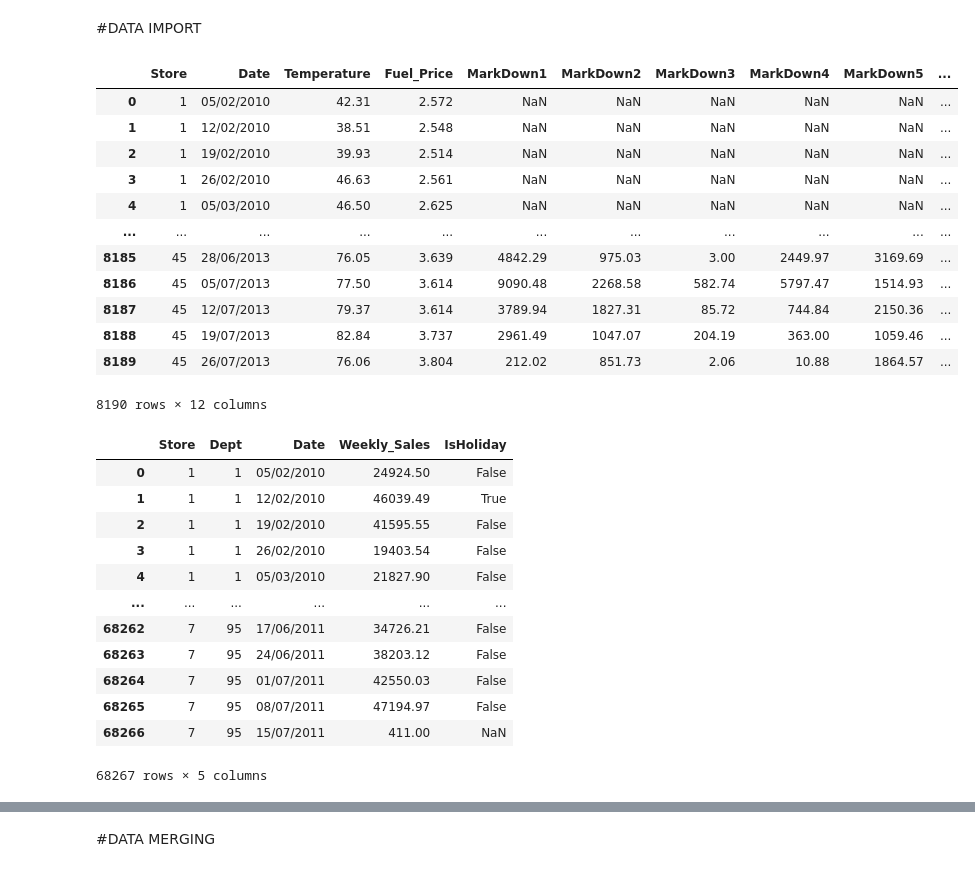
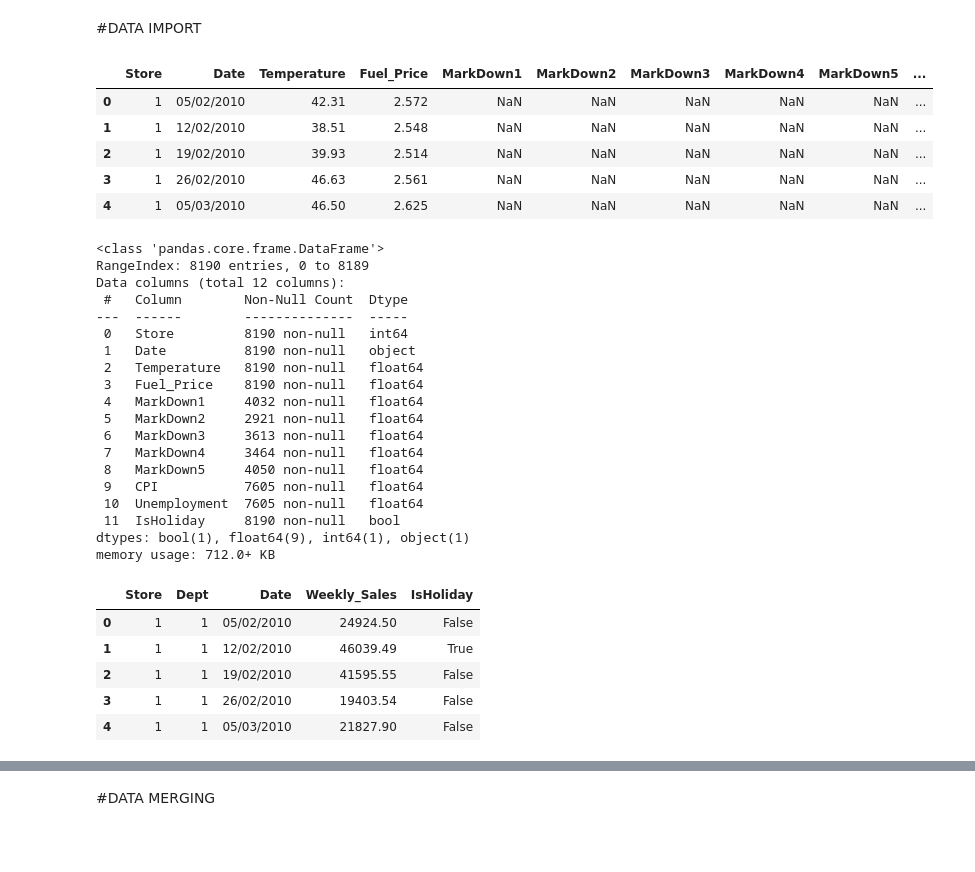
Before and after one commit to Swathi-Thandavarayan/STORE-DATA-PREDICTION, a Jupyter notebook: STORE_DATA_PREDICTION.ipynb, the cells around one changed output, grey strips where cells are left out. Cells and saved outputs as stored; diff of their text form; code cells hidden in the pictures; blank space fills up the shorter version.

```diff
--- a/STORE_DATA_PREDICTION.ipynb
+++ b/STORE_DATA_PREDICTION.ipynb
@@ -13,23 +13,38 @@ data_feature = pd.read_csv(path1)
 data_sales = pd.read_csv(path2)
 data_stores = pd.read_csv(path3)
 # %%
-data_feature
+data_feature.head()
 # %% [output]
 |  | Store | Date | Temperature | Fuel_Price | MarkDown1 | MarkDown2 | MarkDown3 | MarkDown4 | MarkDown5 | ... |
 | 0 | 1 | 05/02/2010 | 42.31 | 2.572 | NaN | NaN | NaN | NaN | NaN | ... |
 | 1 | 1 | 12/02/2010 | 38.51 | 2.548 | NaN | NaN | NaN | NaN | NaN | ... |
 | 2 | 1 | 19/02/2010 | 39.93 | 2.514 | NaN | NaN | NaN | NaN | NaN | ... |
 | 3 | 1 | 26/02/2010 | 46.63 | 2.561 | NaN | NaN | NaN | NaN | NaN | ... |
 | 4 | 1 | 05/03/2010 | 46.50 | 2.625 | NaN | NaN | NaN | NaN | NaN | ... |
-| ... | ... | ... | ... | ... | ... | ... | ... | ... | ... | ... |
-| 8185 | 45 | 28/06/2013 | 76.05 | 3.639 | 4842.29 | 975.03 | 3.00 | 2449.97 | 3169.69 | ... |
-| 8186 | 45 | 05/07/2013 | 77.50 | 3.614 | 9090.48 | 2268.58 | 582.74 | 5797.47 | 1514.93 | ... |
-| 8187 | 45 | 12/07/2013 | 79.37 | 3.614 | 3789.94 | 1827.31 | 85.72 | 744.84 | 2150.36 | ... |
-| 8188 | 45 | 19/07/2013 | 82.84 | 3.737 | 2961.49 | 1047.07 | 204.19 | 363.00 | 1059.46 | ... |
-| 8189 | 45 | 26/07/2013 | 76.06 | 3.804 | 212.02 | 851.73 | 2.06 | 10.88 | 1864.57 | ... |
-8190 rows × 12 columns
+# %%
+data_feature.info()
+# %% [output]
+<class 'pandas.core.frame.DataFrame'>
+RangeIndex: 8190 entries, 0 to 8189
+Data columns (total 12 columns):
+ #   Column        Non-Null Count  Dtype
+---  ------        --------------  -----
+ 0   Store         8190 non-null   int64
+ 1   Date          8190 non-null   object
+ 2   Temperature   8190 non-null   float64
+ 3   Fuel_Price    8190 non-null   float64
+ 4   MarkDown1     4032 non-null   float64
+ 5   MarkDown2     2921 non-null   float64
+ 6   MarkDown3     3613 non-null   float64
+ 7   MarkDown4     3464 non-null   float64
+ 8   MarkDown5     4050 non-null   float64
+ 9   CPI           7605 non-null   float64
+ 10  Unemployment  7605 non-null   float64
+ 11  IsHoliday     8190 non-null   bool
+dtypes: bool(1), float64(9), int64(1), object(1)
+memory usage: 712.0+ KB
 # %%
-data_sales
+data_sales.head()
 # %% [output]
 |  | Store | Dept | Date | Weekly_Sales | IsHoliday |
 | 0 | 1 | 1 | 05/02/2010 | 24924.50 | False |
@@ -37,10 +52,3 @@ data_sales
 | 2 | 1 | 1 | 19/02/2010 | 41595.55 | False |
 | 3 | 1 | 1 | 26/02/2010 | 19403.54 | False |
 | 4 | 1 | 1 | 05/03/2010 | 21827.90 | False |
-| ... | ... | ... | ... | ... | ... |
-| 68262 | 7 | 95 | 17/06/2011 | 34726.21 | False |
-| 68263 | 7 | 95 | 24/06/2011 | 38203.12 | False |
-| 68264 | 7 | 95 | 01/07/2011 | 42550.03 | False |
-| 68265 | 7 | 95 | 08/07/2011 | 47194.97 | False |
-| 68266 | 7 | 95 | 15/07/2011 | 411.00 | NaN |
-68267 rows × 5 columns
```
Also changed, not shown: parts of 3 cells of this notebook.
